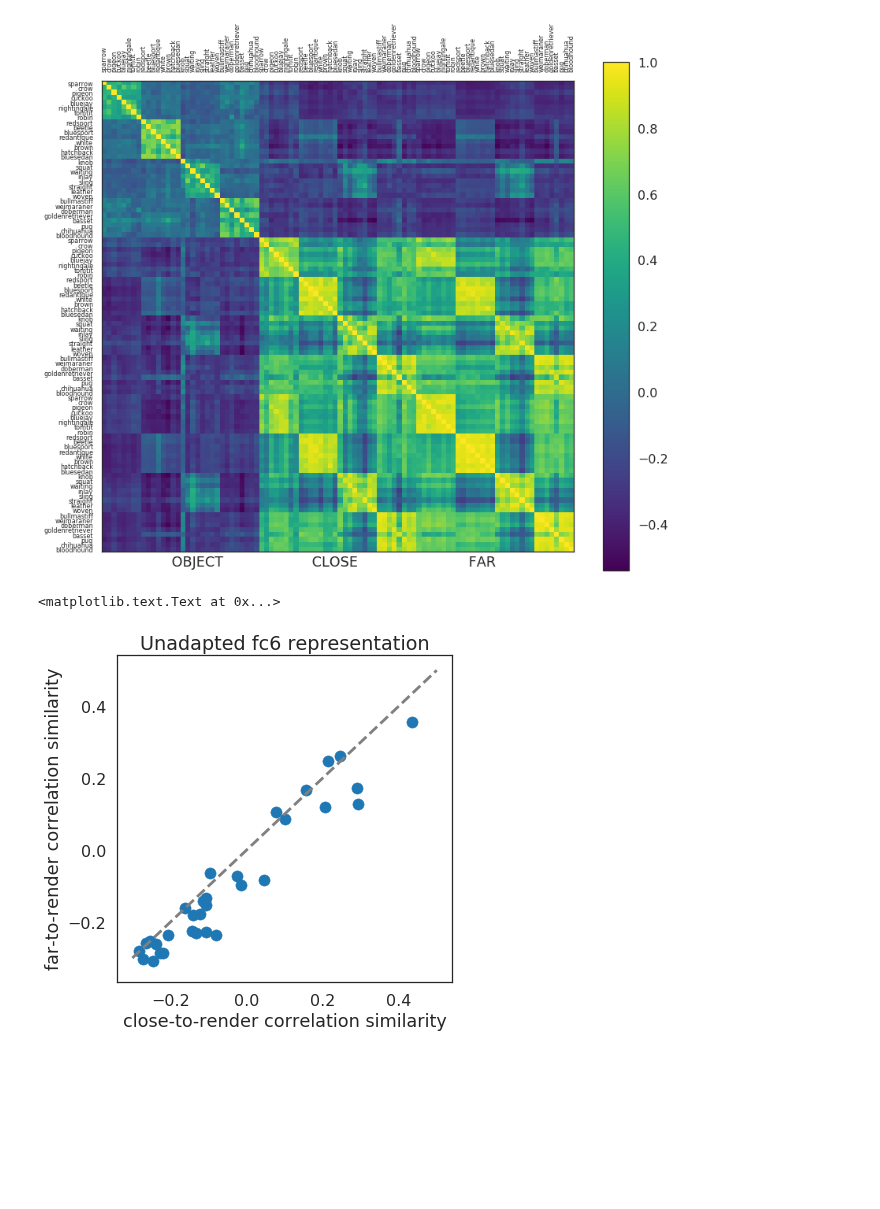
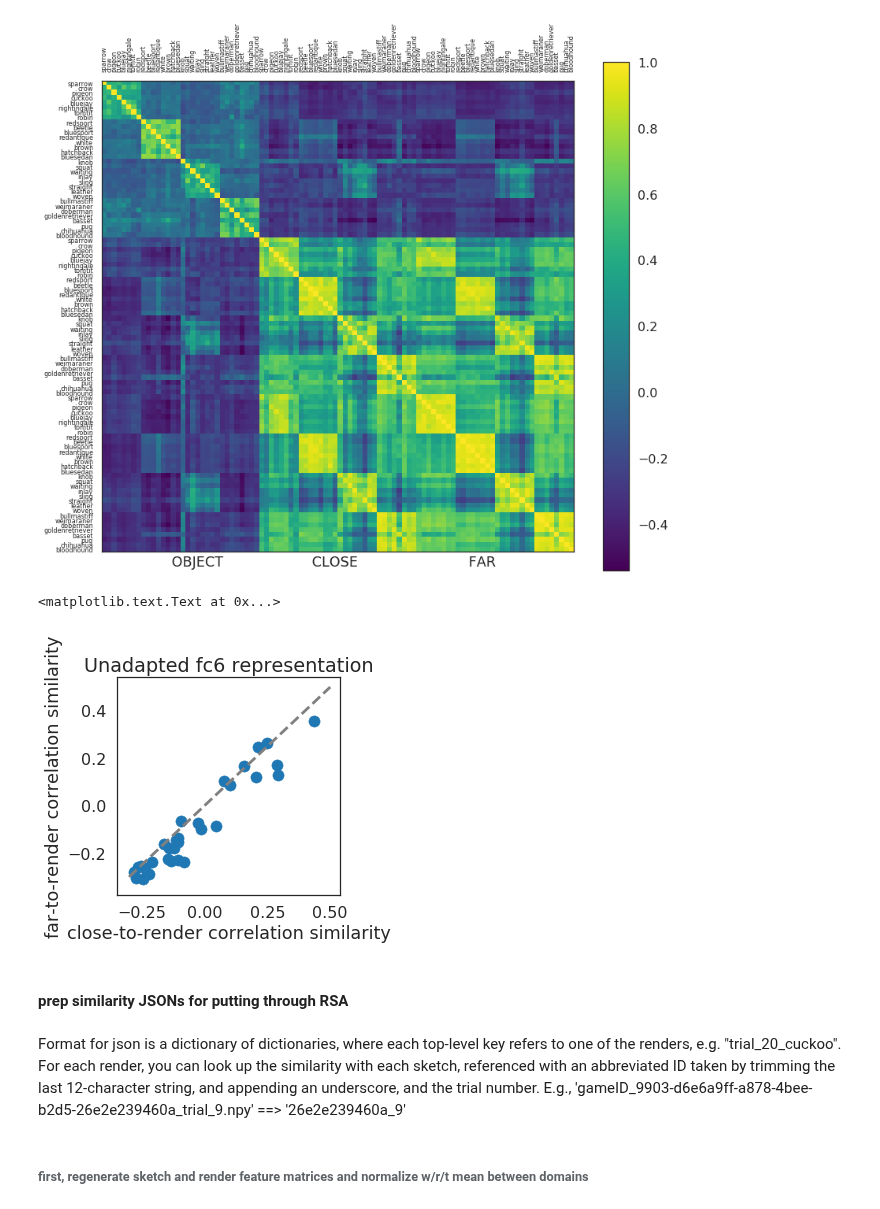
Before and after one commit to judithfan/visual_communication_in_context, a Jupyter notebook: analysis/check_unadapted_fc6_rdms.ipynb, the cells around one changed output. Drawn from its saved outputs; the diff is of its cells as text; code cells hidden in the pictures; blank space fills up the shorter version.

```diff
--- a/analysis/check_unadapted_fc6_rdms.ipynb
+++ b/analysis/check_unadapted_fc6_rdms.ipynb
@@ -190,12 +190,12 @@ plt.tight_layout()
 close_render = corrmat_full[:32,32:64]
 far_render = corrmat_full[:32,64:]
 # %%
-plt.figure(figsize=(6,6))
+plt.figure(figsize=(4,4))
 s = plt.scatter(np.diagonal(close_render),np.diagonal(far_render))
 plt.plot([-0.3,0.5],[-0.3,0.5],linestyle='dashed',color='gray')
 plt.xlabel('close-to-render correlation similarity')
 plt.ylabel('far-to-render correlation similarity')
 plt.title('Unadapted fc6 representation')
 # %% [output]
 <matplotlib.text.Text at 0x...>
-[figure, old version]
+[figure, new version]
@@ -213,0 +202,6 @@ euclideanmat = pairwise.pairwise_distances(FEAT,metric='euclidean')
+# %% [markdown]
+#### prep similarity JSONs for putting through RSA
+# %% [markdown]
+Format for json is a dictionary of dictionaries, where each top-level key refers to one of the renders, e.g. "trial_20_cuckoo". For each render, you can look up the similarity with each sketch, referenced with an abbreviated ID taken by trimming the last 12-character string, and appending an underscore, and the trial number. E.g., 'gameID_9903-d6e6a9ff-a878-4bee-b2d5-26e2e239460a_trial_9.npy' ==> '26e2e239460a_9'
+# %% [markdown]
+###### first, regenerate sketch and render feature matrices and normalize w/r/t mean between domains
```
Also changed, not shown: parts of 14 cells of this notebook, 2 other files.
